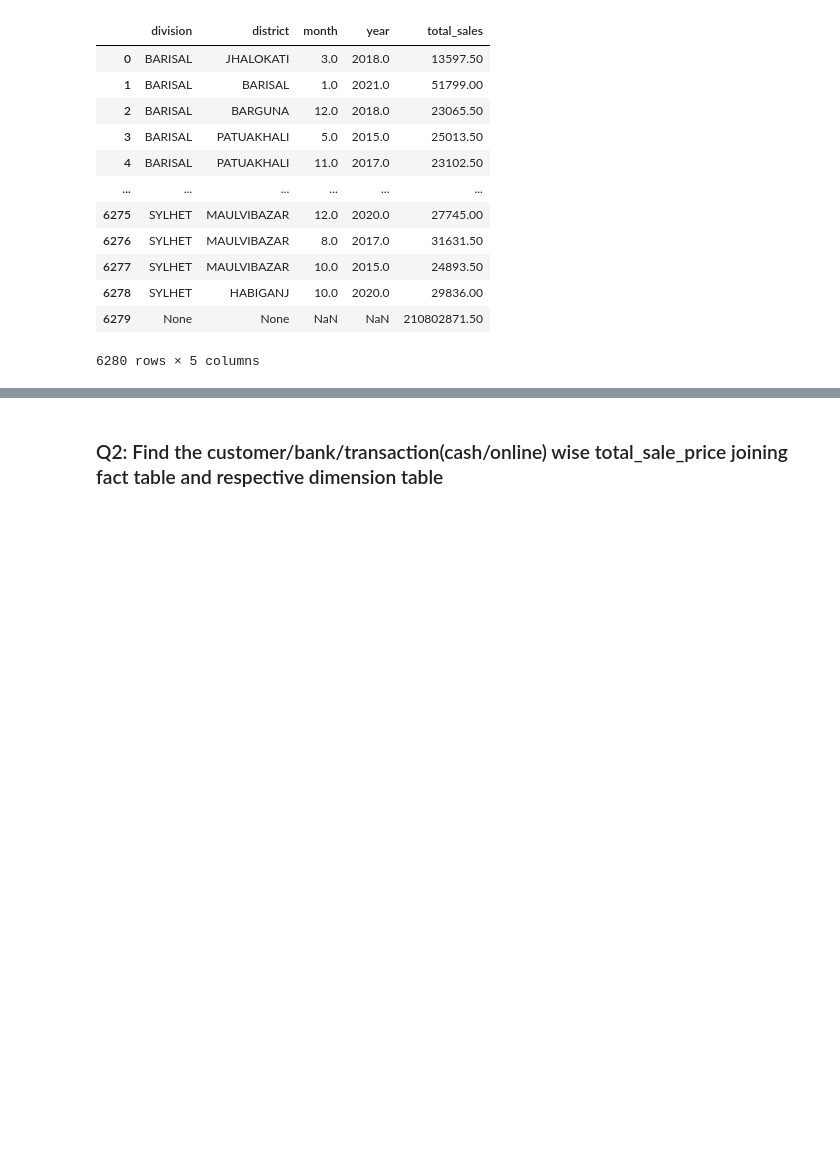
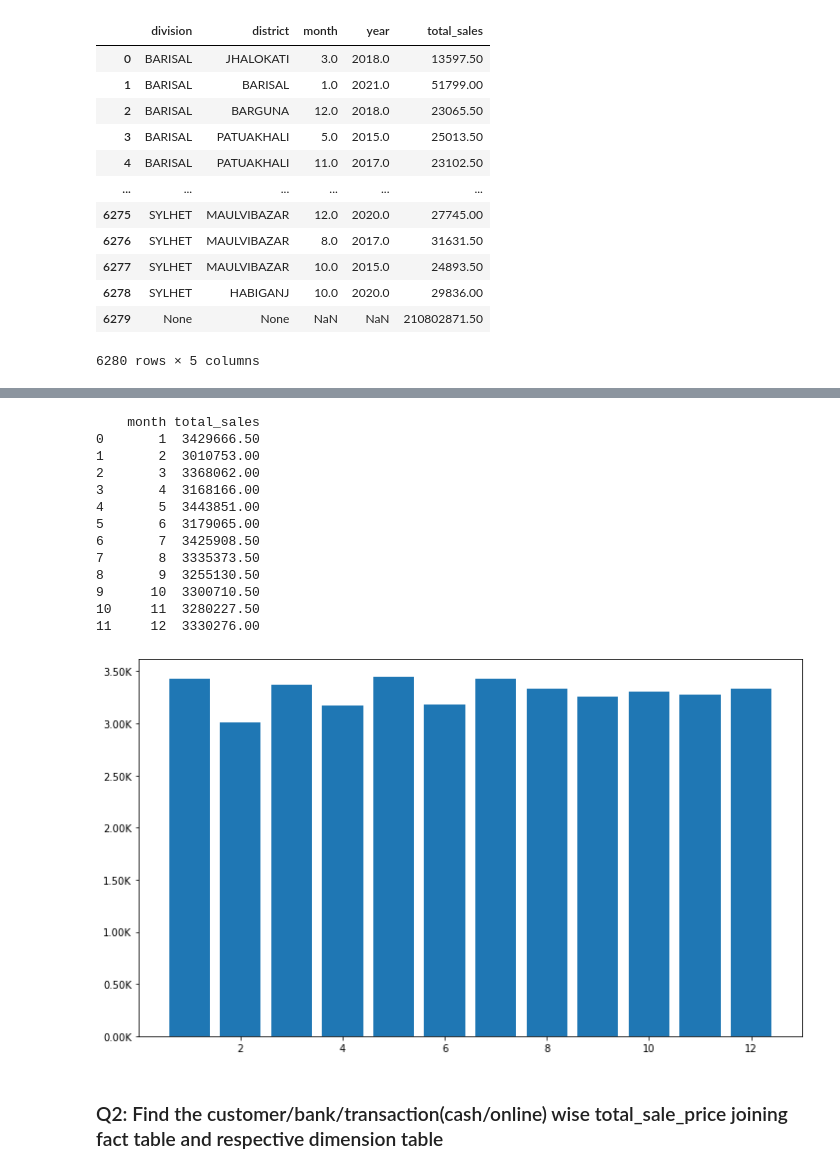
Before and after one commit to SadiaAlamChy/HDA-Tech-Learning, a Jupyter notebook: notebook/analytics/OLAP.ipynb, the cells around one changed output, grey strips where cells are left out. Drawn from its saved outputs; the diff is of its cells as text; code cells hidden in the pictures; blank space fills up the shorter version.

```diff
--- a/notebook/analytics/OLAP.ipynb
+++ b/notebook/analytics/OLAP.ipynb
@@ -289,2 +252,31 @@ df_slice.plot(kind='bar', figsize=(10,7))
+# %%
+print(df_slice)
+total_sales= df_slice['total_sales']
+month =df_slice['month']
+
+def millions(x, pos):
+    """The two arguments are the value and tick position."""
+    return '{:1.2f}K'.format(x*1e-6)
+
+fig, ax = plt.subplots()
+# Use automatic FuncFormatter creation
+ax.yaxis.set_major_formatter(millions)
+ax.bar(month, total_sales)
+plt.show()
+# %% [output]
+    month total_sales
+0       1  3429666.50
+1       2  3010753.00
+2       3  3368062.00
+3       4  3168166.00
+4       5  3443851.00
+5       6  3179065.00
+6       7  3425908.50
+7       8  3335373.50
+8       9  3255130.50
+9      10  3300710.50
+10     11  3280227.50
+11     12  3330276.00
+[figure, added]
 # %% [markdown]
 ### Q2: Find the customer/bank/transaction(cash/online) wise total_sale_price joining fact table and respective dimension table
```
Also changed, not shown: parts of 74 cells of this notebook.
